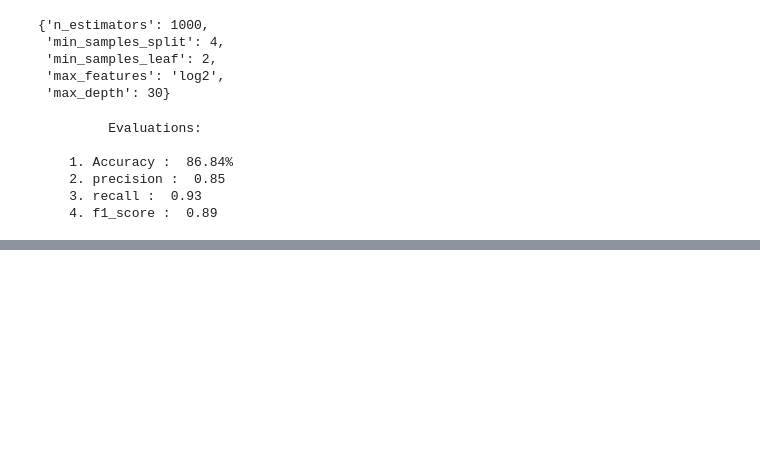
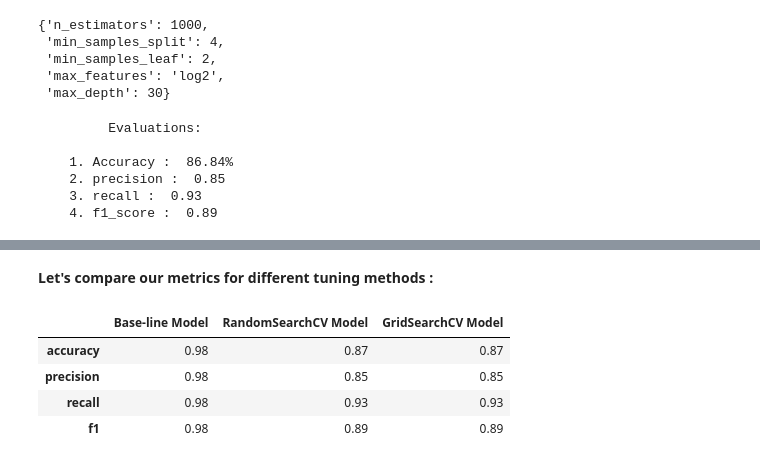
Before and after one commit to DarkDk123/ZTM-ML-Data-Science, a Jupyter notebook: 7. Scikit learn - Creating ML models/Scikit-learn Entire Breakdown.ipynb, the cells around one changed output, grey strips where cells are left out. Drawn from its saved outputs; the diff is of its cells as text; code cells hidden in the pictures; blank space fills up the shorter version.

```diff
--- a/7. Scikit learn - Creating ML models/Scikit-learn Entire Breakdown.ipynb
+++ b/7. Scikit learn - Creating ML models/Scikit-learn Entire Breakdown.ipynb
@@ -2577,0 +2671,18 @@ rs_metrics = evaluate_preds(y_test, rs_y_preds)
+# %% [markdown]
+**Let's compare our metrics for different tuning methods :**
+# %%
+compare_metrics = pd.DataFrame(
+    {
+        "Base-line Model" :baseline_metrics,
+        "RandomSearchCV Model":rs_metrics,
+        "GridSearchCV Model": gs_metrics
+    }
+)
+
+compare_metrics # Show it
+# %% [output]
+|  | Base-line Model | RandomSearchCV Model | GridSearchCV Model |
+| accuracy | 0.98 | 0.87 | 0.87 |
+| precision | 0.98 | 0.85 | 0.85 |
+| recall | 0.98 | 0.93 | 0.93 |
+| f1 | 0.98 | 0.89 | 0.89 |
```
Also changed, not shown: parts of 11 cells of this notebook, 2 other files.
